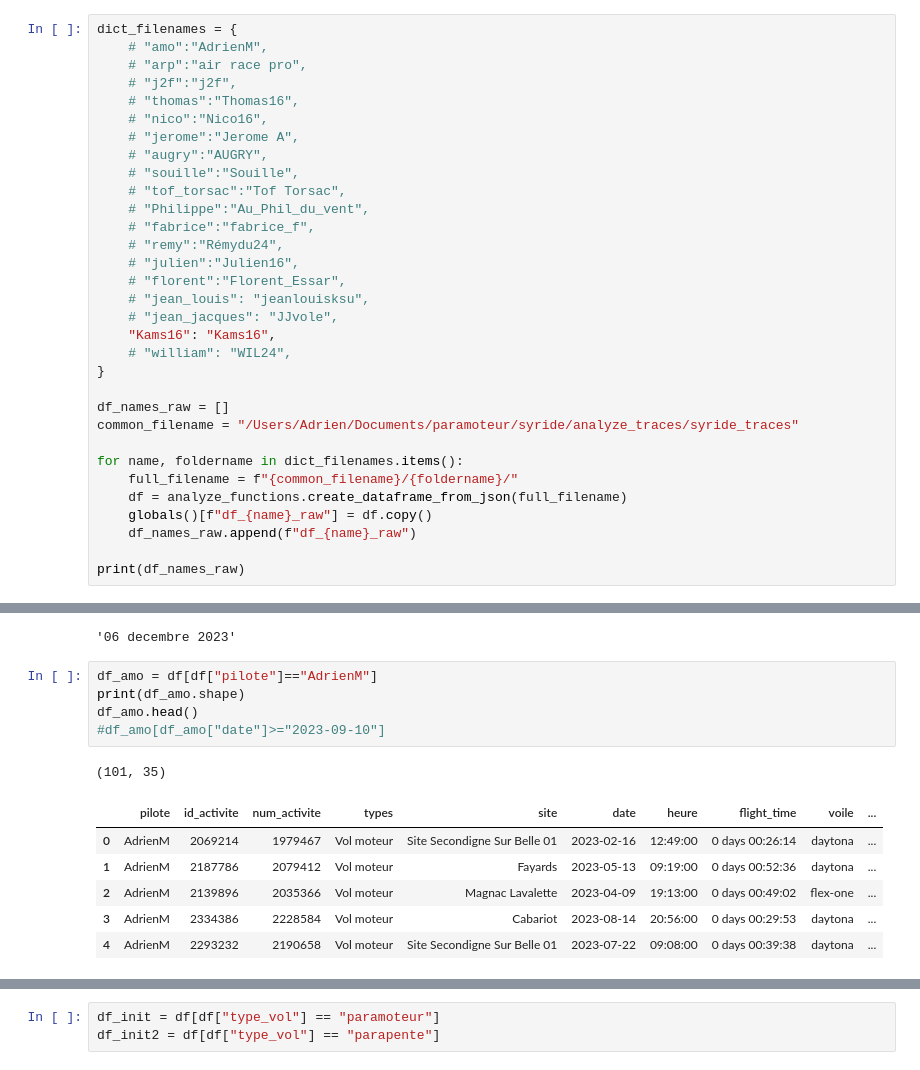
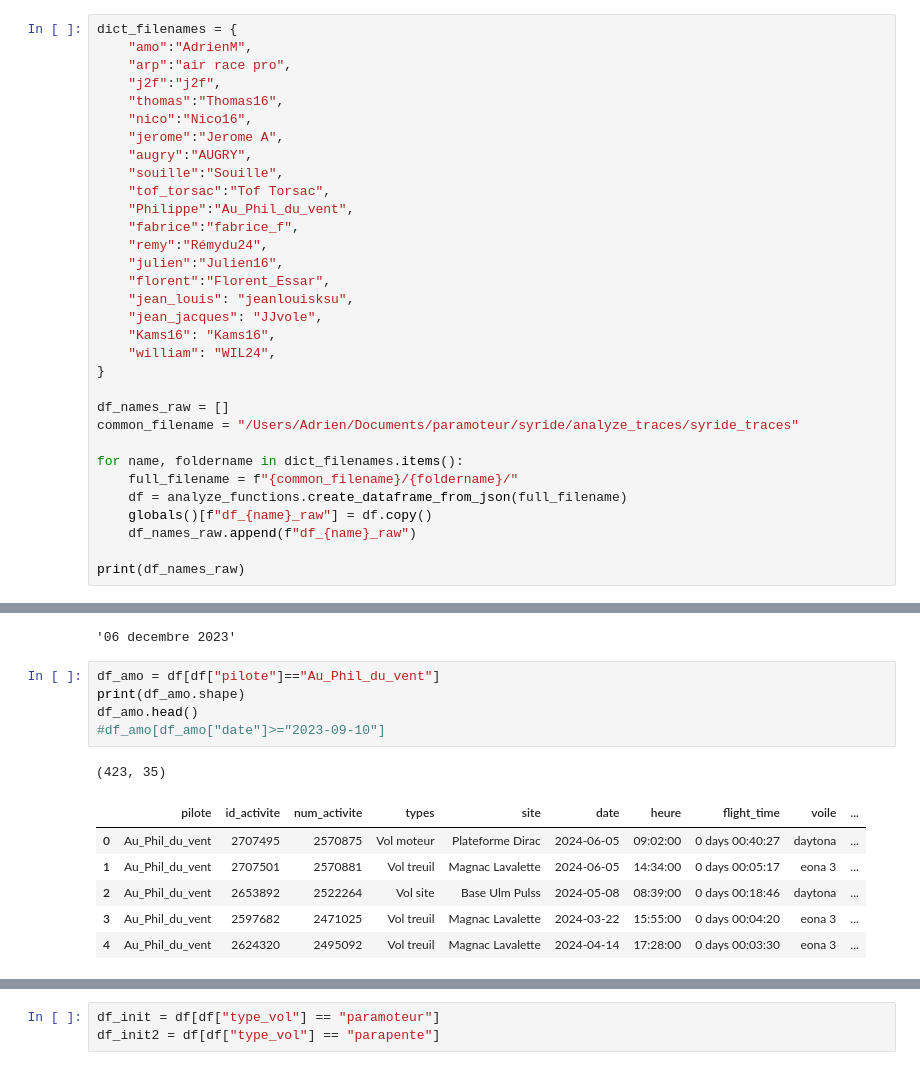
Before and after one commit to amorea04/syride_traces, a Jupyter notebook: src/analyze_traces.ipynb, the cells around one changed output, grey strips where cells are left out. Saved outputs shown, nothing was run; the diff lists cells and outputs as text.

```diff
--- a/src/analyze_traces.ipynb
+++ b/src/analyze_traces.ipynb
@@ -43,24 +49,24 @@ df_thomas_raw = analyze_functions.create_dataframe_from_json(directory_thomas)
 df_nico_raw = analyze_functions.create_dataframe_from_json(directory_nico)
 # %%
 dict_filenames = {
-    # "amo":"AdrienM",
-    # "arp":"air race pro",
-    # "j2f":"j2f",
-    # "thomas":"Thomas16",
-    # "nico":"Nico16",
-    # "jerome":"Jerome A",
-    # "augry":"AUGRY",
-    # "souille":"Souille",
-    # "tof_torsac":"Tof Torsac",
-    # "Philippe":"Au_Phil_du_vent",
-    # "fabrice":"fabrice_f",
-    # "remy":"Rémydu24",
-    # "julien":"Julien16",
-    # "florent":"Florent_Essar",
-    # "jean_louis": "jeanlouisksu",
-    # "jean_jacques": "JJvole",
+    "amo":"AdrienM",
+    "arp":"air race pro",
+    "j2f":"j2f",
+    "thomas":"Thomas16",
+    "nico":"Nico16",
+    "jerome":"Jerome A",
+    "augry":"AUGRY",
+    "souille":"Souille",
+    "tof_torsac":"Tof Torsac",
+    "Philippe":"Au_Phil_du_vent",
+    "fabrice":"fabrice_f",
+    "remy":"Rémydu24",
+    "julien":"Julien16",
+    "florent":"Florent_Essar",
+    "jean_louis": "jeanlouisksu",
+    "jean_jacques": "JJvole",
     "Kams16": "Kams16",
-    # "william": "WIL24",
+    "william": "WIL24",
 }
 
 df_names_raw = []
@@ -148,15 +160,15 @@ date_update
 # %% [output]
 '06 decembre 2023'
 # %%
-df_amo = df[df["pilote"]=="AdrienM"]
+df_amo = df[df["pilote"]=="Au_Phil_du_vent"]
 print(df_amo.shape)
 df_amo.head()
 #df_amo[df_amo["date"]>="2023-09-10"]
 # %% [output]
-(101, 35)
+(423, 35)
 |  | pilote | id_activite | num_activite | types | site | date | heure | flight_time | voile | ... |
-| 0 | AdrienM | 2069214 | 1979467 | Vol moteur | Site Secondigne Sur Belle 01 | 2023-02-16 | 12:49:00 | 0 days 00:26:14 | daytona | ... |
-| 1 | AdrienM | 2187786 | 2079412 | Vol moteur | Fayards | 2023-05-13 | 09:19:00 | 0 days 00:52:36 | daytona | ... |
-| 2 | AdrienM | 2139896 | 2035366 | Vol moteur | Magnac Lavalette | 2023-04-09 | 19:13:00 | 0 days 00:49:02 | flex-one | ... |
-| 3 | AdrienM | 2334386 | 2228584 | Vol moteur | Cabariot | 2023-08-14 | 20:56:00 | 0 days 00:29:53 | daytona | ... |
-| 4 | AdrienM | 2293232 | 2190658 | Vol moteur | Site Secondigne Sur Belle 01 | 2023-07-22 | 09:08:00 | 0 days 00:39:38 | daytona | ... |
+| 0 | Au_Phil_du_vent | 2707495 | 2570875 | Vol moteur | Plateforme Dirac | 2024-06-05 | 09:02:00 | 0 days 00:40:27 | daytona | ... |
+| 1 | Au_Phil_du_vent | 2707501 | 2570881 | Vol treuil | Magnac Lavalette | 2024-06-05 | 14:34:00 | 0 days 00:05:17 | eona 3 | ... |
+| 2 | Au_Phil_du_vent | 2653892 | 2522264 | Vol site | Base Ulm Pulss | 2024-05-08 | 08:39:00 | 0 days 00:18:46 | daytona | ... |
+| 3 | Au_Phil_du_vent | 2597682 | 2471025 | Vol treuil | Magnac Lavalette | 2024-03-22 | 15:55:00 | 0 days 00:04:20 | eona 3 | ... |
+| 4 | Au_Phil_du_vent | 2624320 | 2495092 | Vol treuil | Magnac Lavalette | 2024-04-14 | 17:28:00 | 0 days 00:03:30 | eona 3 | ... |
```
Also changed, not shown: parts of 20 cells of this notebook, 52 other files.
